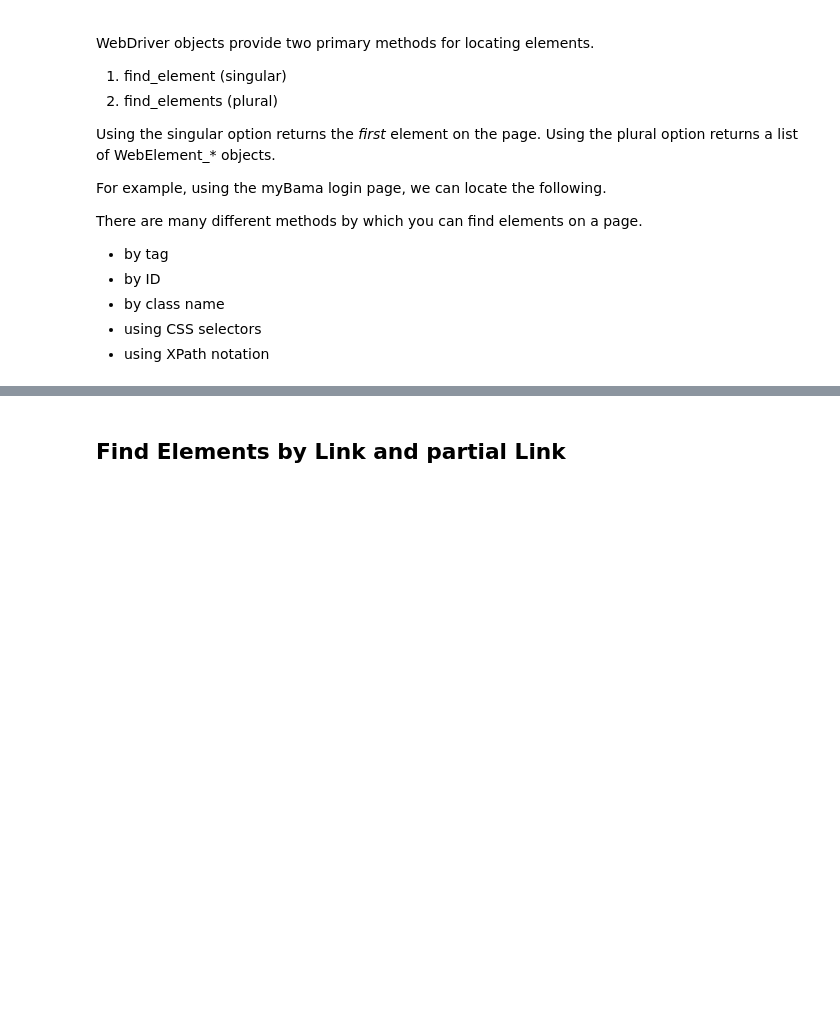
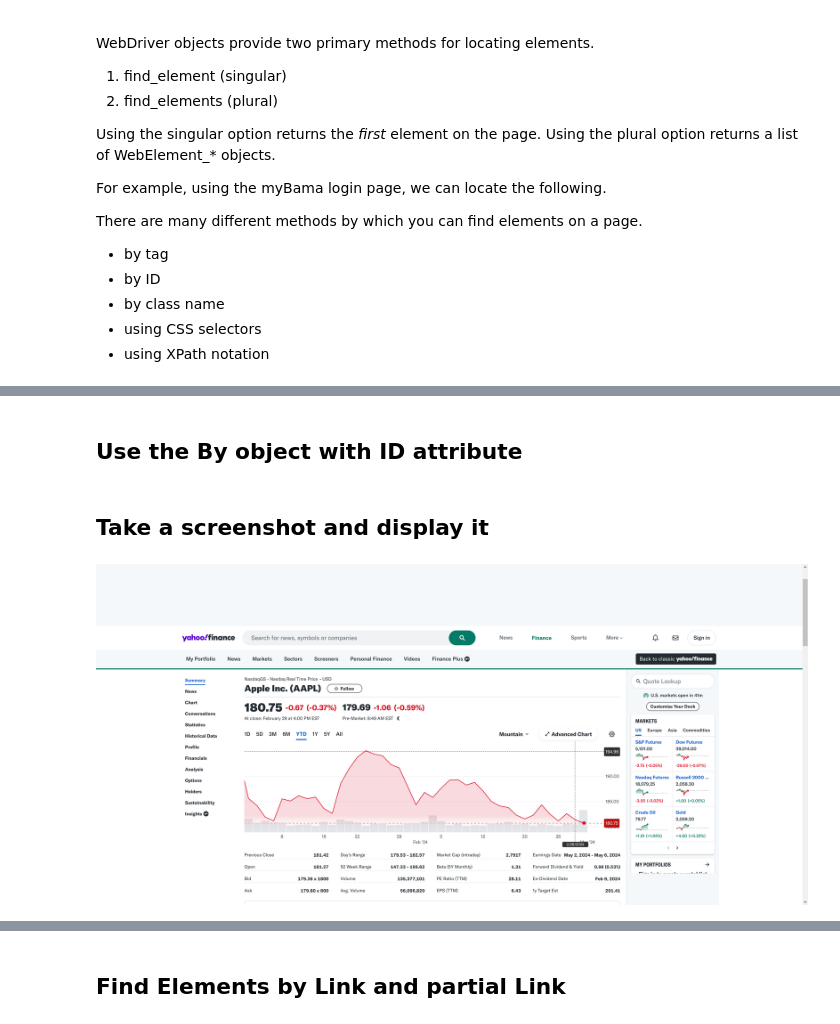
Before and after one commit to gregbott/Python_For_Business_Students, a Jupyter notebook: Core Python-Selenium4.ipynb, the cells around one changed output, grey strips where cells are left out. Drawn from its saved outputs; the diff is of its cells as text; code cells hidden in the pictures; blank space fills up the shorter version.

```diff
--- a/Core Python-Selenium4.ipynb
+++ b/Core Python-Selenium4.ipynb
@@ -13,6 +15,8 @@ from selenium.webdriver.common.by import By
 import bs4
 # %%
 # path = '/usr/bin/chromedriver'
-path = '/usr/local/bin/chromedriver'
+path = './chromedriver' # In current folder
+# path = '/usr/local/bin/chromedriver'
+# path = r'c:\chromedriver\chromedriver.exe' # Windows
 service = Service(executable_path=path)
 browser = webdriver.Chrome(service=service)
@@ -58,0 +60,2 @@ browser.find_element(by='id',value='password').send_keys('')
+# %% [markdown]
+## Use the By object with ID attribute
@@ -58,0 +68,9 @@ browser.find_element(by='id',value='password').send_keys('')
+# %% [markdown]
+## Take a screenshot and display it
+# %%
+adv_chart_png = browser.get_screenshot_as_png()
+# %%
+from IPython.display import display, Image
+display(Image(data=adv_chart_png))
+# %% [output]
+[figure, added]
```
Also changed, not shown: parts of 69 cells of this notebook, 6 other files.
